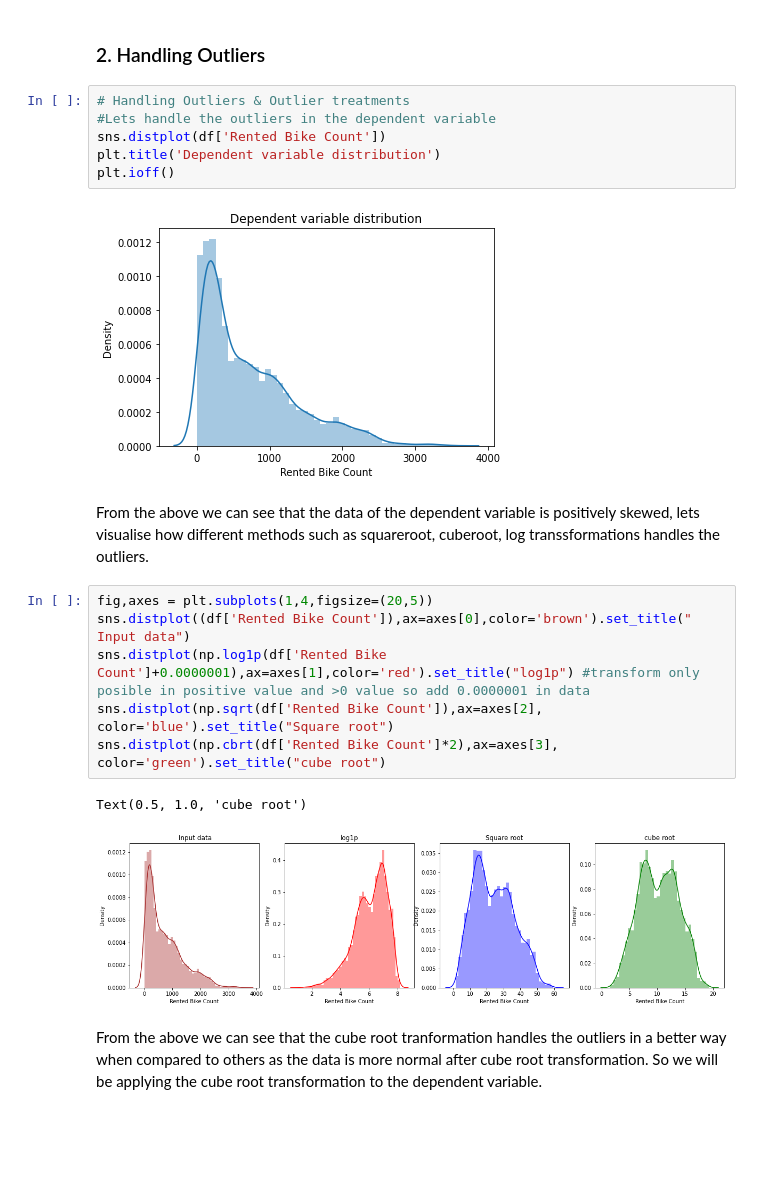
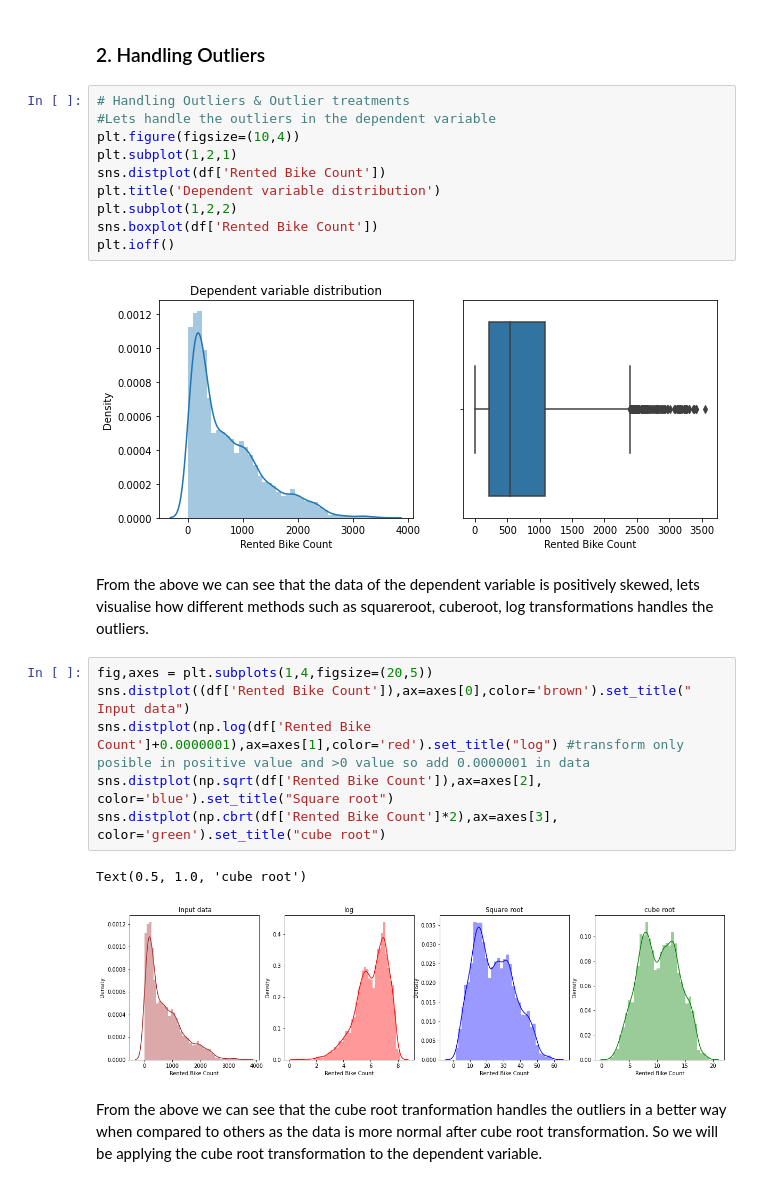
Before and after one commit to Jeevan-NM/Bike-Sharing-Demand-Prediction, a Jupyter notebook: BikeSharingDemandPrediction.ipynb, the cells around one changed output. Cells and saved outputs as stored; diff of their text form; blank space fills up the shorter version.

```diff
--- a/BikeSharingDemandPrediction.ipynb
+++ b/BikeSharingDemandPrediction.ipynb
@@ -751,22 +751,26 @@ We can see from the above that there are no missing values in the data.
 # %%
 # Handling Outliers & Outlier treatments
 #Lets handle the outliers in the dependent variable
+plt.figure(figsize=(10,4))
+plt.subplot(1,2,1)
 sns.distplot(df['Rented Bike Count'])
 plt.title('Dependent variable distribution')
+plt.subplot(1,2,2)
+sns.boxplot(df['Rented Bike Count'])
 plt.ioff()
 # %% [output]
-[figure, old version]
+[figure, new version]
 # %% [markdown]
-From the above we can see that the data of the dependent variable is positively skewed, lets visualise how different methods such as squareroot, cuberoot, log transsformations handles the outliers.
+From the above we can see that the data of the dependent variable is positively skewed, lets visualise how different methods such as squareroot, cuberoot, log transformations handles the outliers.
 # %%
 fig,axes = plt.subplots(1,4,figsize=(20,5))
 sns.distplot((df['Rented Bike Count']),ax=axes[0],color='brown').set_title(" Input data")
-sns.distplot(np.log1p(df['Rented Bike Count']+0.0000001),ax=axes[1],color='red').set_title("log1p") #transform only posible in positive value and >0 value so add 0.0000001 in data
+sns.distplot(np.log(df['Rented Bike Count']+0.0000001),ax=axes[1],color='red').set_title("log") #transform only posible in positive value and >0 value so add 0.0000001 in data
 sns.distplot(np.sqrt(df['Rented Bike Count']),ax=axes[2], color='blue').set_title("Square root")
 sns.distplot(np.cbrt(df['Rented Bike Count']*2),ax=axes[3], color='green').set_title("cube root")
 # %% [output]
 Text(0.5, 1.0, 'cube root')
-[figure, old version]
+[figure, new version]
 # %% [markdown]
 From the above we can see that the cube root tranformation handles the outliers in a better way when compared to others as the data is more normal after cube root transformation. So we will be applying the cube root transformation to the dependent variable.
 # %%
```
Also changed, not shown: parts of 33 cells of this notebook.
